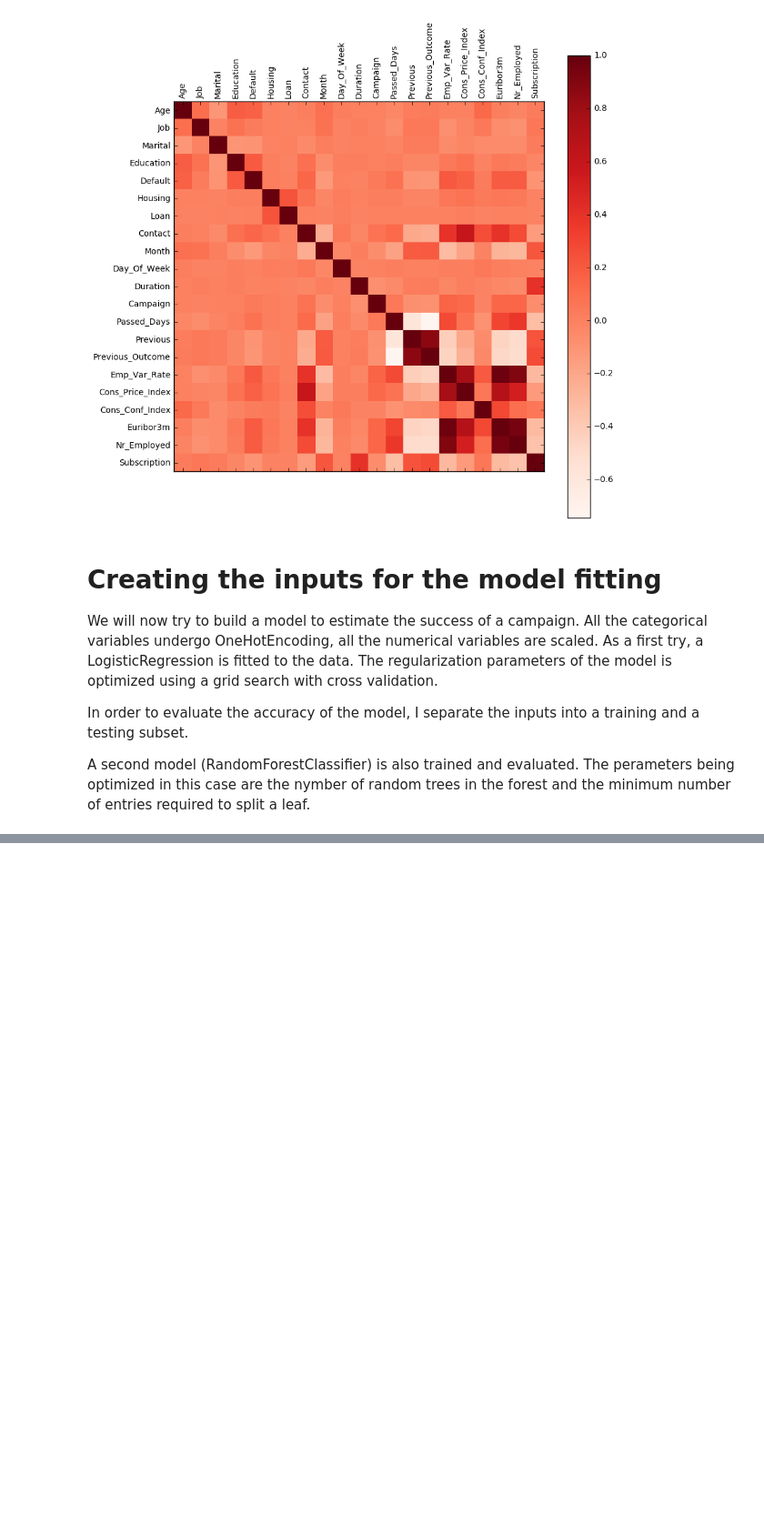
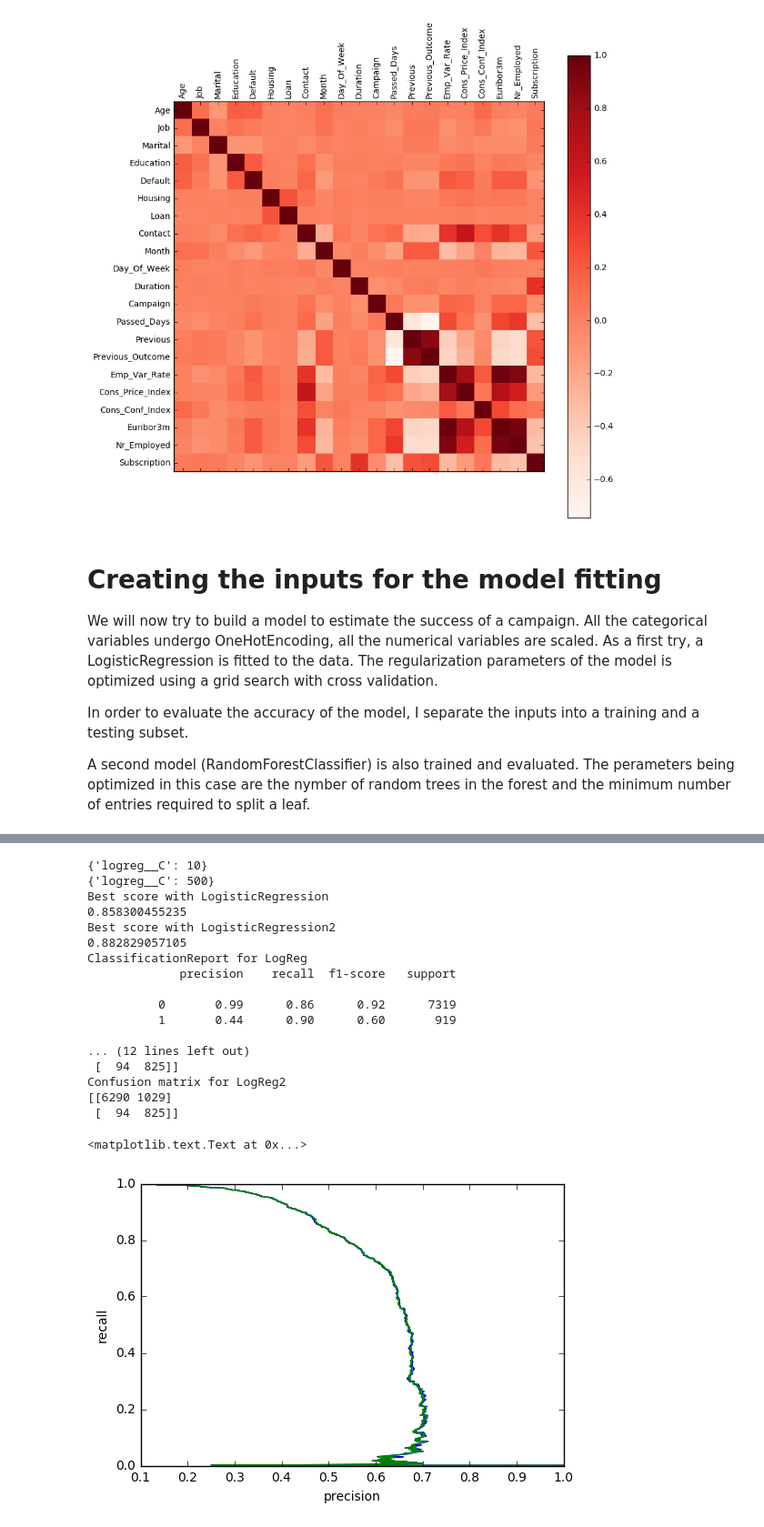
Before and after one commit to disimone/check24_test, a Jupyter notebook: check24_test.ipynb, the cells around one changed output, grey strips where cells are left out. Shown at 91% size. Drawn from its saved outputs; the diff is of its cells as text; code cells hidden in the pictures; blank space fills up the shorter version.

```diff
--- a/check24_test.ipynb
+++ b/check24_test.ipynb
@@ -214,15 +216,15 @@ transformer_list = [
 
 pipe_logreg = Pipeline(steps = [
     ('feature_processing', FeatureUnion(transformer_list=transformer_list)),
-    ('logreg', LogisticRegression())
+    ('logreg', LogisticRegression(class_weight='balanced'))
     ]
 )
 
+
 grid_logreg={
-    'logreg__C':[0.01,0.1,1.0,10],
+    'logreg__C':[1.0,10,100,500,1000],
 }
 
 
 gsearch_logreg=GridSearchCV(pipe_logreg,grid_logreg,cv=5)
-
 gsearch_logreg.fit(Xtrain_df.values,Ytrain_df.values)
@@ -250,0 +242,12 @@ Logistic regression coefficients [[ -1.40899005e-01   2.25308912e+01  -1.9726003
+# %%
+# change scoring, maximize the area below the recall/precision curve
+pipe_logreg2 = Pipeline(steps = [
+    ('feature_processing', FeatureUnion(transformer_list=transformer_list)),
+    ('logreg', LogisticRegression(class_weight='balanced'))
+    ]
+)
+
+#gsearch_logreg2=GridSearchCV(pipe_logreg2,grid_logreg,cv=5, scoring=make_scorer(average_precision_score))
+gsearch_logreg2=GridSearchCV(pipe_logreg2,grid_logreg,cv=5, scoring='recall')
+
+gsearch_logreg2.fit(Xtrain_df.values,Ytrain_df.values)
@@ -251,3 +265,54 @@ Logistic regression coefficients [[ -1.40899005e-01   2.25308912e+01  -1.9726003
+# %%
+print gsearch_logreg.best_params_
+print gsearch_logreg2.best_params_
+
+
+print "Best score with LogisticRegression\n",gsearch_logreg.best_score_
+print "Best score with LogisticRegression2\n",gsearch_logreg2.best_score_
+
+#print "Logistic regression coefficients", gsearch_logreg.best_estimator_.named_steps['logreg'].coef_
+
+
+
+print 'ClassificationReport for LogReg\n',classification_report(Ytest_df.values,gsearch_logreg.predict(Xtest_df.values))
+print 'ClassificationReport for LogReg2\n',classification_report(Ytest_df.values,gsearch_logreg2.predict(Xtest_df.values))
+
+
+print 'Confusion matrix for LogReg\n',confusion_matrix(Ytest_df.values,gsearch_logreg.predict(Xtest_df.values))
+print 'Confusion matrix for LogReg2\n',confusion_matrix(Ytest_df.values,gsearch_logreg2.predict(Xtest_df.values))
+
+precision,recall,thr=precision_recall_curve(Ytest_df.values,gsearch_logreg.decision_function(Xtest_df.values),pos_label=1)
+precision2,recall2,thr2=precision_recall_curve(Ytest_df.values,gsearch_logreg2.decision_function(Xtest_df.values),pos_label=1)
+
+fig=plt.figure()
+ax=fig.add_subplot(111)
+ax.plot(precision,recall, label='logreg')
+ax.plot(precision2,recall2, label='logreg2')
+ax.set_xlabel('precision')
+ax.set_ylabel('recall')
+
+# precision = tp / (tp + fp)
+# recall = tp / (tp + fn)
+# %% [output]
+{'logreg__C': 10}
+{'logreg__C': 500}
+Best score with LogisticRegression
+0.858300455235
+Best score with LogisticRegression2
+0.882829057105
+ClassificationReport for LogReg
+             precision    recall  f1-score   support
+
+          0       0.99      0.86      0.92      7319
+          1       0.44      0.90      0.60       919
+
+... (12 lines left out)
+ [  94  825]]
+Confusion matrix for LogReg2
+[[6290 1029]
+ [  94  825]]
+<matplotlib.text.Text at 0x...>
+[figure, added]
 # %%
 pipe_forest = Pipeline(steps = [
     ('feature_processing', FeatureUnion(transformer_list=transformer_list)),
```
Also changed, not shown: parts of 9 cells of this notebook.
